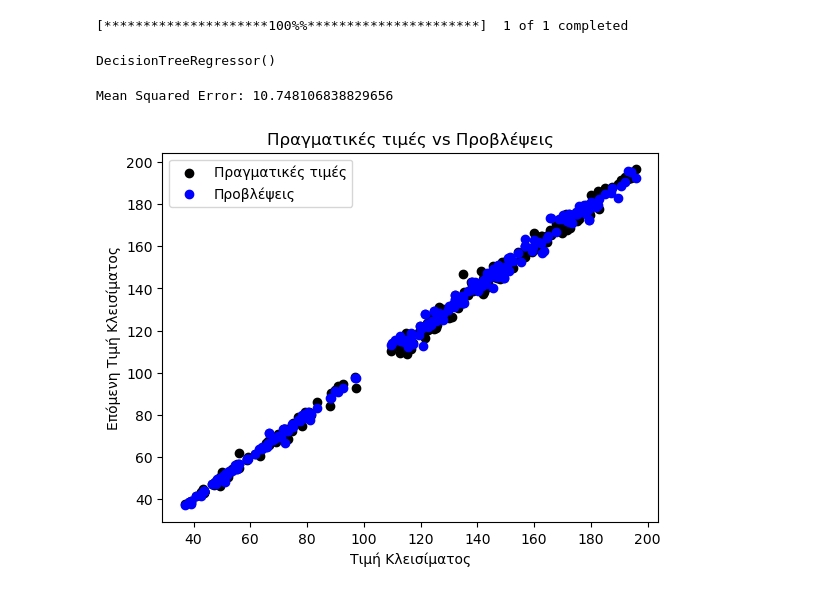
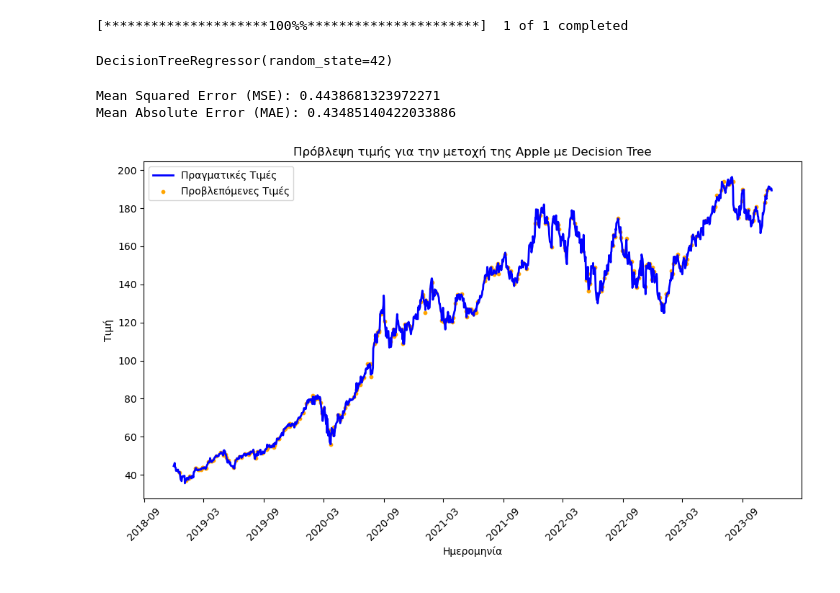
Before and after one commit to KwstasGer/Stock-Prediction-App, a Jupyter notebook: jupyter_ai_project/Decision_trees.ipynb, the cells around one changed output. Cells and saved outputs as stored; diff of their text form; code cells hidden in the pictures.

```diff
--- a/jupyter_ai_project/Decision_trees.ipynb
+++ b/jupyter_ai_project/Decision_trees.ipynb
@@ -32,11 +20,17 @@ y = features['Next_Close']
+# %%
+df.dropna(inplace=True)  # Αφαίρεση γραμμών με NaN
+# %%
+# Προετοιμασία δεδομένων
+df['Date'] = df.index
+X = df[['Open', 'High', 'Low', 'Volume', 'Adj Close']]
+y = df['Close']
 # %%
-# Διαίρεση των δεδομένων σε σύνολα εκπαίδευσης και ελέγχου
-X_train, X_test, y_train, y_test = train_test_split(
-    X, y, test_size=0.2, random_state=42)
+# Διαχωρισμός σε train και test set
+X_train, X_test, y_train, y_test = train_test_split(X, y, test_size=0.2, random_state=42)
 # %%
-# Δημιουργία και εκπαίδευση του μοντέλου Δέντρα Απόφασης
-model = DecisionTreeRegressor()
+# Δημιουργία και εκπαίδευση μοντέλου
+model = DecisionTreeRegressor(random_state=42)
 model.fit(X_train, y_train)
 # %% [output]
-DecisionTreeRegressor()
+DecisionTreeRegressor(random_state=42)
 # %%
@@ -44,18 +38,32 @@ DecisionTreeRegressor()
 predictions = model.predict(X_test)
+# %%
+# Σορτάρισμα των δεδομένων για την εμφάνιση των προβλέψεων
+test_data_sorted = X_test.copy()
+test_data_sorted['Predictions'] = predictions
+test_data_sorted = test_data_sorted.sort_index()
 # %%
-# Αξιολόγηση του μοντέλου
+# Αξιολόγηση του μοντέλου με τις μετρικές MSE και MAE
 mse = mean_squared_error(y_test, predictions)
-print(f'Mean Squared Error: {mse}')
+mae = mean_absolute_error(y_test, predictions)
+
+print(f"Mean Squared Error (MSE): {mse}")
+print(f"Mean Absolute Error (MAE): {mae}")
 # %% [output]
-Mean Squared Error: 10.748106838829656
+Mean Squared Error (MSE): 0.4438681323972271
+Mean Absolute Error (MAE): 0.43485140422033886
-# %%
-# Παρουσίαση των πραγματικών τιμών και των προβλέψεων
-plt.scatter(X_test, y_test, color='black', label='Πραγματικές τιμές')
-plt.scatter(X_test, predictions, color='blue', label='Προβλέψεις')
-plt.xlabel('Τιμή Κλεισίματος')
-plt.ylabel('Επόμενη Τιμή Κλεισίματος')
-plt.title('Πραγματικές τιμές vs Προβλέψεις')
-plt.legend()
-plt.show()
-# %% [output]
-[figure, removed]
+# %%
+# Παρουσίαση αποτελεσμάτων
+plt.figure(figsize=(10,6))
+plt.gca().xaxis.set_major_locator(mdates.MonthLocator(interval=6))
+plt.gca().xaxis.set_major_formatter(mdates.DateFormatter('%Y-%m'))
+plt.plot(df.index, df['Close'], label='Πραγματικές Τιμές', color='blue', linewidth=2)
+plt.scatter(test_data_sorted.index, test_data_sorted['Predictions'], label='Προβλεπόμενες Τιμές', color='orange', s=10)
+plt.xlabel('Ημερομηνία')
+plt.ylabel('Τιμή')
+plt.title('Πρόβλεψη τιμής για την μετοχή της Apple με Decision Tree')
+plt.legend()
+plt.xticks(rotation=45)
+plt.tight_layout()
+plt.show()
+# %% [output]
+[figure, added]
```
Also changed, not shown: parts of 10 cells of this notebook, 3 other files.
